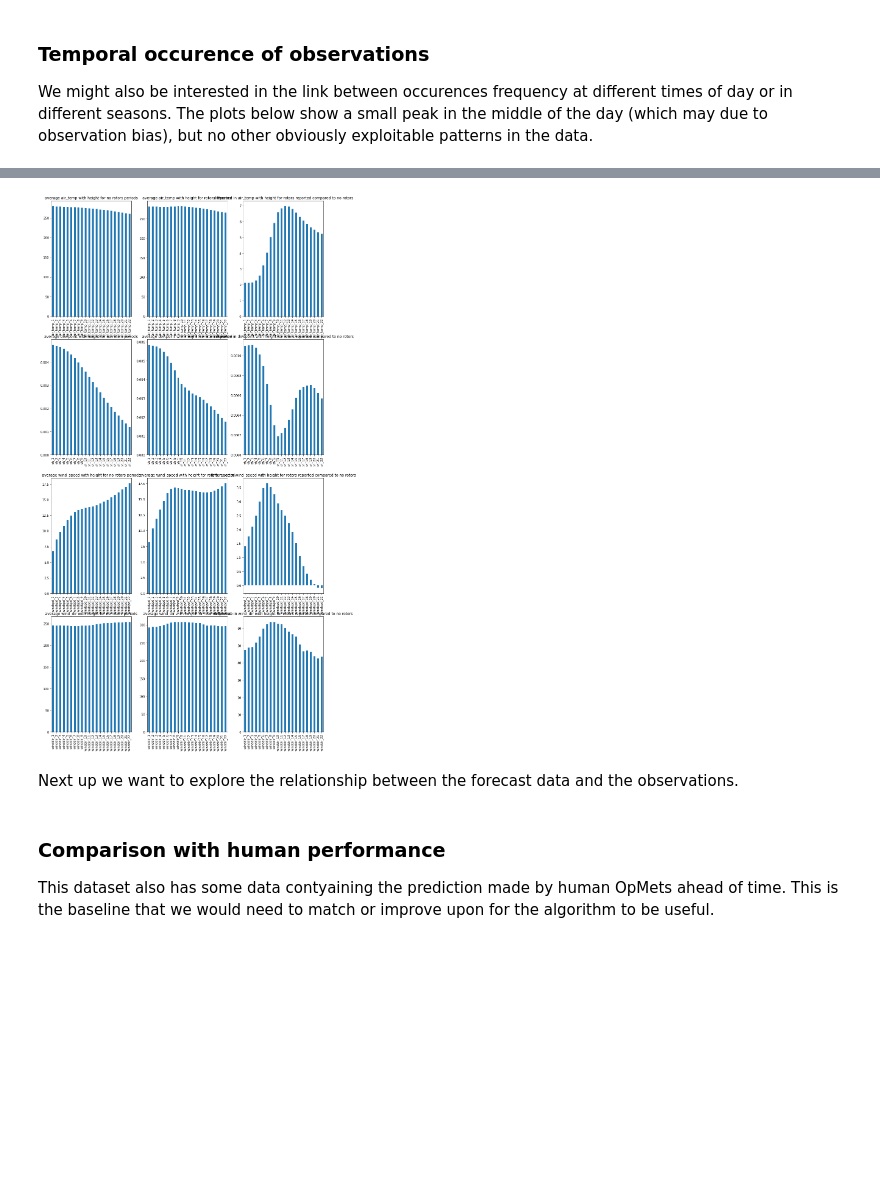
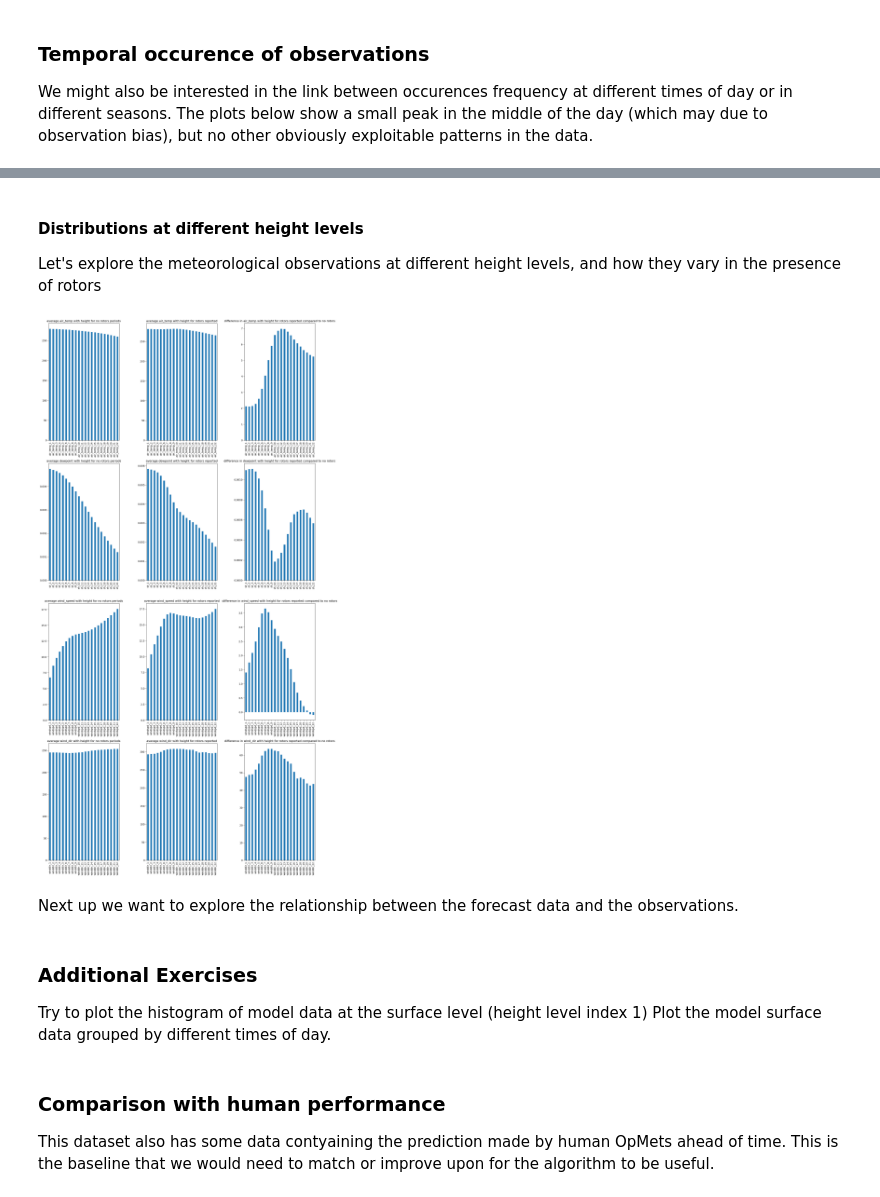
Before and after one commit to informatics-lab/ml_weather_tutorial, a Jupyter notebook: 01_data_exploration.ipynb, the cells around one changed output, grey strips where cells are left out. Drawn from its saved outputs; the diff is of its cells as text; code cells hidden in the pictures; blank space fills up the shorter version.

```diff
--- a/01_data_exploration.ipynb
+++ b/01_data_exploration.ipynb
@@ -168,6 +187,8 @@ falklands_df = falklands_df[(falklands_df['wind_speed_obs'] >= 0.0) &
                             (falklands_df['wind_direction_obs'] >= 0.0) &
                             (falklands_df['dewpoint_obs'] >= 0.0)
                            ]
+# %%
+falklands_df = falklands_df.drop([c1 for c1 in falklands_df.columns if 'unnamed' in c1.lower()] , axis='columns')
 # %%
 falklands_df
 # %% [output]
@@ -299,23 +353,29 @@ The above diagrams already show some differences for conditions at the surface w
 We might also be interested in the link between occurences frequency at different times of day or in different seasons. The plots below show a small peak in the middle of the day (which may due to observation bias), but no other obviously exploitable patterns in the data.
 # %%
 fig1 = matplotlib.pyplot.figure('time of year',figsize=(16,16))
+
 # Monthly plots - no rotors
 ax1 = fig1.add_subplot(2,2,1, title='number of periods without rotors by month')
+# lambda function converst data to month - then a count of months is applied
 no_rotors_df.groupby([ no_rotors_df['DTG'].apply(lambda x: x.month)])['DTG'].count().plot.bar( ax=ax1)
 ax1.set_xlabel('month of the year')
+ax1.set_ylim((0,2200))
 
 # Monthly plots - rotors
 ax1 = fig1.add_subplot(2,2,2, title='number of periods with rotors by month')
 rotors_present_df.groupby([ rotors_present_df['DTG'].apply(lambda x: x.month)])['DTG'].count().plot.bar(ax=ax1)
 ax1.set_xlabel('month of the year')
+ax1.set_ylim((0,80))
 
 # Hour of the day plots - no rotors
 ax1 = fig1.add_subplot(2,2,3, title='number of periods without rotors by hour of the day')
 no_rotors_df.groupby([ no_rotors_df['DTG'].apply(lambda x: x.hour)])['DTG'].count().plot.bar( ax=ax1)
 ax1.set_xlabel('hour of the day')
+ax1.set_ylim((0,2200))
 
 # Hour of the day plots - with rotors
-ax1 = fig1.add_subplot(2,2,4, title='number of periods without rotors by hour of the day')
+ax1 = fig1.add_subplot(2,2,4, title='number of periods with rotors by hour of the day')
 rotors_present_df.groupby([ rotors_present_df['DTG'].apply(lambda x: x.hour)])['DTG'].count().plot.bar(ax=ax1)
 ax1.set_xlabel('hour of the day')
+ax1.set_ylim((0,80))
 # %% [output]
@@ -324 +384,5 @@ Text(0.5, 0, 'hour of the day')
+# %% [markdown]
+#### Distributions at different height levels
+
+Let's explore the meteorological observations at different height levels, and how they vary in the presence of rotors
 # %%
@@ -329,20 +394,31 @@ features_dict = {
     'wind_dir': [c1 for c1 in falklands_df.columns if 'winddir' in c1 and 'obs' not in c1],
 }
 # %%
+# How many keys are there in the dictionary
 num_vars = len(features_dict.keys())
 num_plots = 3
+
+# plots of mean values for no rotors, rotors and the difference
 fig1 = matplotlib.pyplot.figure(figsize=(16,8*num_vars))
 for ix1, (feature_name, fl1) in enumerate(features_dict.items()):
-    ax1 = fig1.add_subplot(num_vars,num_plots,ix1*num_plots+1, title=f'average {feature_name} with height for no rotors periods')
+    ax1 = fig1.add_subplot(num_vars,num_plots,ix1*num_plots+1,
+        title=f'average {feature_name} with height for no rotors periods')
     no_rotors_df[fl1].mean().plot.bar(ax=ax1)
-    ax1 = fig1.add_subplot(num_vars,num_plots,ix1*num_plots+2, title=f'average {feature_name} with height for rotors reported')
+    ax1 = fig1.add_subplot(num_vars,num_plots,ix1*num_plots+2,
+        title=f'average {feature_name} with height for rotors reported')
     rotors_present_df[fl1].mean().plot.bar(ax=ax1)
-    ax1 = fig1.add_subplot(num_vars,num_plots,ix1*num_plots+3, title=f'difference in {feature_name} with height for rotors reported compared to no rotors')
+    ax1 = fig1.add_subplot(num_vars,num_plots,ix1*num_plots+3,
+        title=f'difference in {feature_name} with height for rotors reported compared to no rotors')
     (rotors_present_df[fl1].mean() - no_rotors_df[fl1].mean() ).plot.bar(ax=ax1)
+matplotlib.pyplot.tight_layout(w_pad=7)
 # %% [output]
-[figure, old version]
+[figure, new version]
 # %% [markdown]
 Next up we want to explore the relationship between the forecast data and the observations.
+# %% [markdown]
+### Additional Exercises
+Try to plot the histogram of model data at the surface level (height level index 1)
+Plot the model surface data grouped by different times of day.
 # %% [markdown]
 ### Comparison with human performance
 
```
Also changed, not shown: parts of 46 cells of this notebook.
